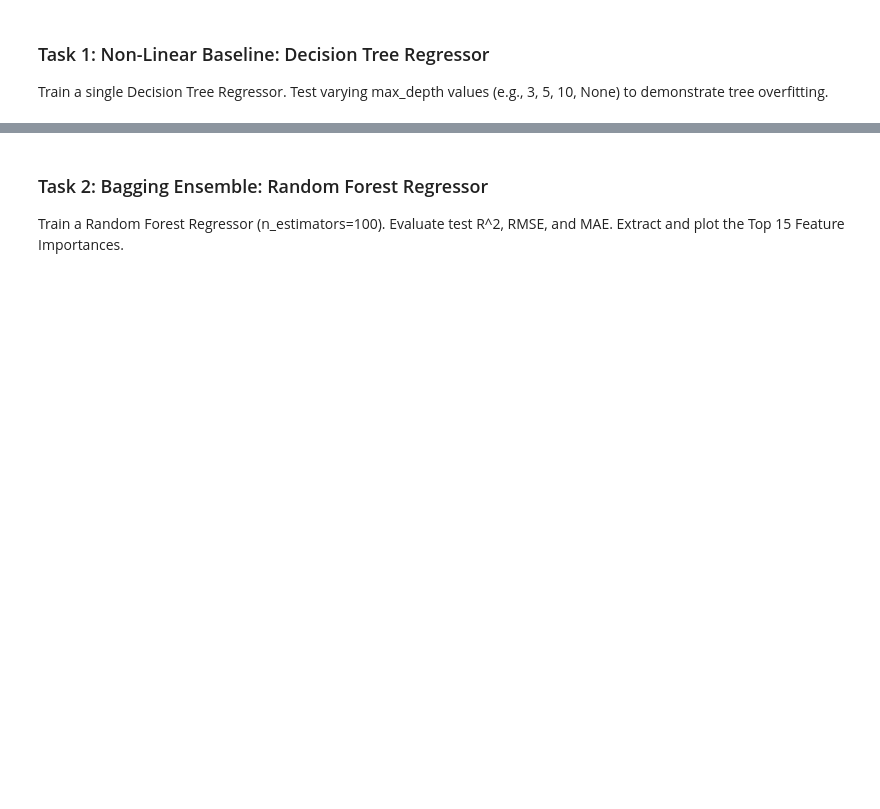
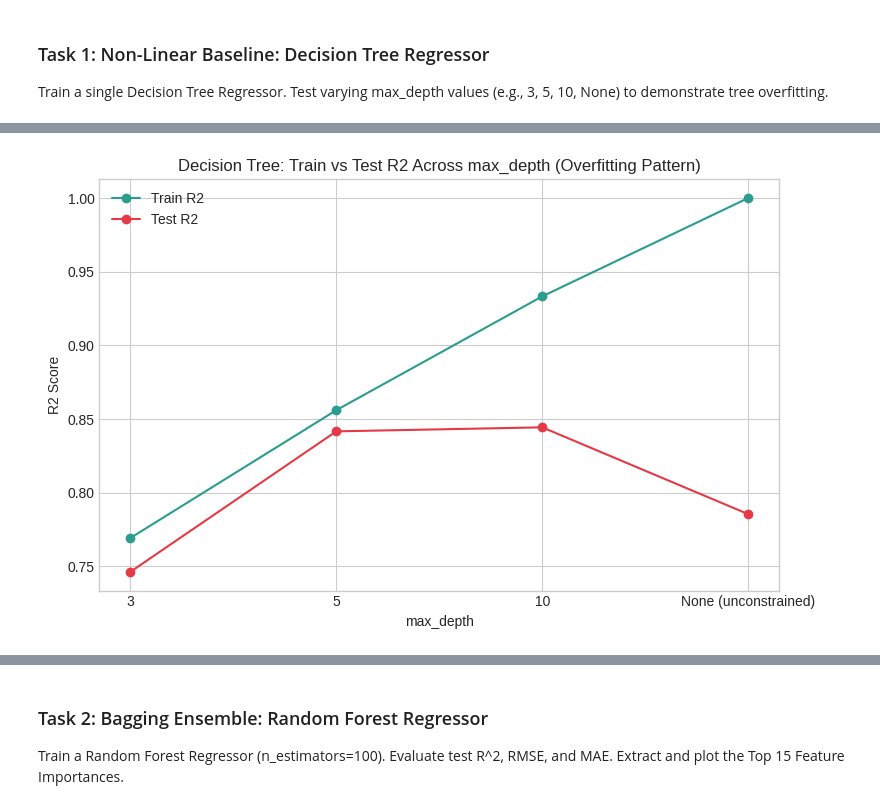
Before and after one commit to chenuka10/EV_Battery_PHM, a Jupyter notebook: notebooks/week2/02_task1_ensembles_personB.ipynb, the cells around one changed output, grey strips where cells are left out. Saved outputs shown, nothing was run; the diff lists cells and outputs as text; code cells hidden in the pictures; blank space fills up the shorter version.

Commit message:
Complete Week 2 Task 1: Non-Linear Tree and Ensemble Regressors for Person B

```diff
--- a/notebooks/week2/02_task1_ensembles_personB.ipynb
+++ b/notebooks/week2/02_task1_ensembles_personB.ipynb
@@ -79,0 +88,5 @@ print(f'Task 1 Train Shape: {X1_train.shape} | Test Shape: {X1_test.shape}')
+# %%
+y1_train = y1_train.values
+y1_test = y1_test.values
+print("y1_train dtype:", y1_train.dtype, " shape:", y1_train.shape)
+print("y1_test dtype: ", y1_test.dtype, " shape:", y1_test.shape)
@@ -94,0 +122,23 @@ from sklearn.metrics import mean_squared_error, mean_absolute_error, r2_score
+# %%
+from sklearn.tree import DecisionTreeRegressor
+
+depths_to_test = [3, 5, 10, None]
+dt_results = []
+
+for depth in depths_to_test:
+    dt = DecisionTreeRegressor(max_depth=depth, random_state=42)
+    dt.fit(X1_train, y1_train)
+
+    train_pred = dt.predict(X1_train)
+    test_pred = dt.predict(X1_test)
+
+    dt_results.append({
+        'max_depth': 'None (unconstrained)' if depth is None else depth,
+        'train_R2': r2_score(y1_train, train_pred),
+        'test_R2': r2_score(y1_test, test_pred),
+        'test_RMSE': mean_squared_error(y1_test, test_pred) ** 0.5,
+        'test_MAE': mean_absolute_error(y1_test, test_pred),
+    })
+
+dt_results_df = pd.DataFrame(dt_results)
+dt_results_df
@@ -94,0 +151,16 @@ from sklearn.metrics import mean_squared_error, mean_absolute_error, r2_score
+# %%
+# Visualise the overfitting pattern: train R2 vs test R2 as depth grows
+fig, ax = plt.subplots(figsize=(8, 5))
+x_labels = [str(d) for d in dt_results_df['max_depth']]
+ax.plot(x_labels, dt_results_df['train_R2'], marker='o', label='Train R2', color='#2a9d8f')
+ax.plot(x_labels, dt_results_df['test_R2'], marker='o', label='Test R2', color='#e63946')
+ax.set_xlabel('max_depth')
+ax.set_ylabel('R2 Score')
+ax.set_title('Decision Tree: Train vs Test R2 Across max_depth (Overfitting Pattern)')
+ax.legend()
+plt.tight_layout()
+os.makedirs('plots_personB_week2', exist_ok=True)
+plt.savefig('plots_personB_week2/task1_overfitting_curve.png')
+plt.show()
+# %% [output]
+[figure, added]
```
Also changed, not shown: parts of 28 cells of this notebook.
